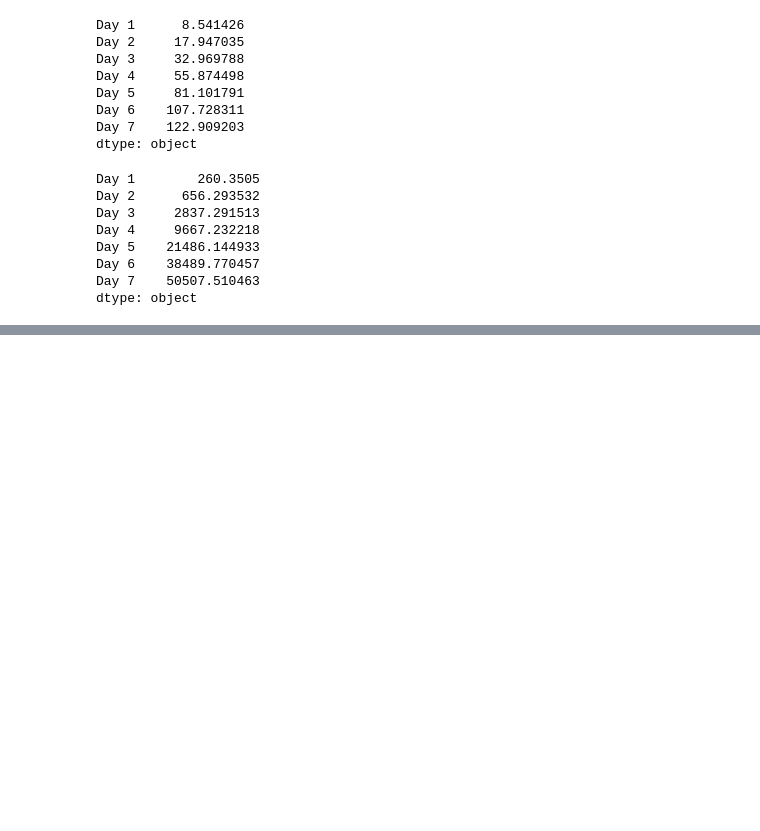
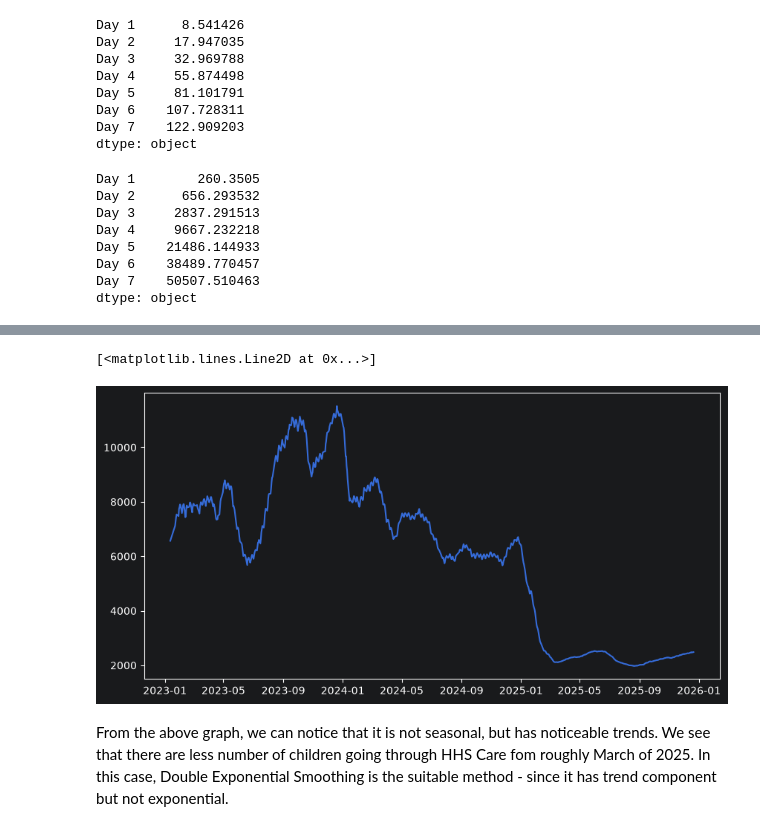
Before and after one commit to amithvardhan99/resume-projects, a Jupyter notebook: Predictive Forecasting of Care Load & Placement Demand/notebook.ipynb, the cells around one changed output, grey strips where cells are left out. Cells and saved outputs as stored; diff of their text form; code cells hidden in the pictures; blank space fills up the shorter version.

```diff
--- a/Predictive Forecasting of Care Load & Placement Demand/notebook.ipynb
+++ b/Predictive Forecasting of Care Load & Placement Demand/notebook.ipynb
@@ -1042,0 +1066,3 @@ dtype: object
+# %%
+df_k = df_7[["Date","HHS_Care"]].set_index("Date")
+df_k.head()
@@ -1042,0 +1077,8 @@ dtype: object
+# %%
+plt.subplots(figsize=(10,5))
+plt.plot(df_k)
+# %% [output]
+[<matplotlib.lines.Line2D at 0x...>]
+[figure, added]
+# %% [markdown]
+From the above graph, we can notice that it is not seasonal, but has noticeable trends. We see that there are less number of children going through HHS Care fom roughly March of 2025. In this case, Double Exponential Smoothing is the suitable method - since it has trend component but not exponential.
```
Also changed, not shown: parts of 11 cells of this notebook.
